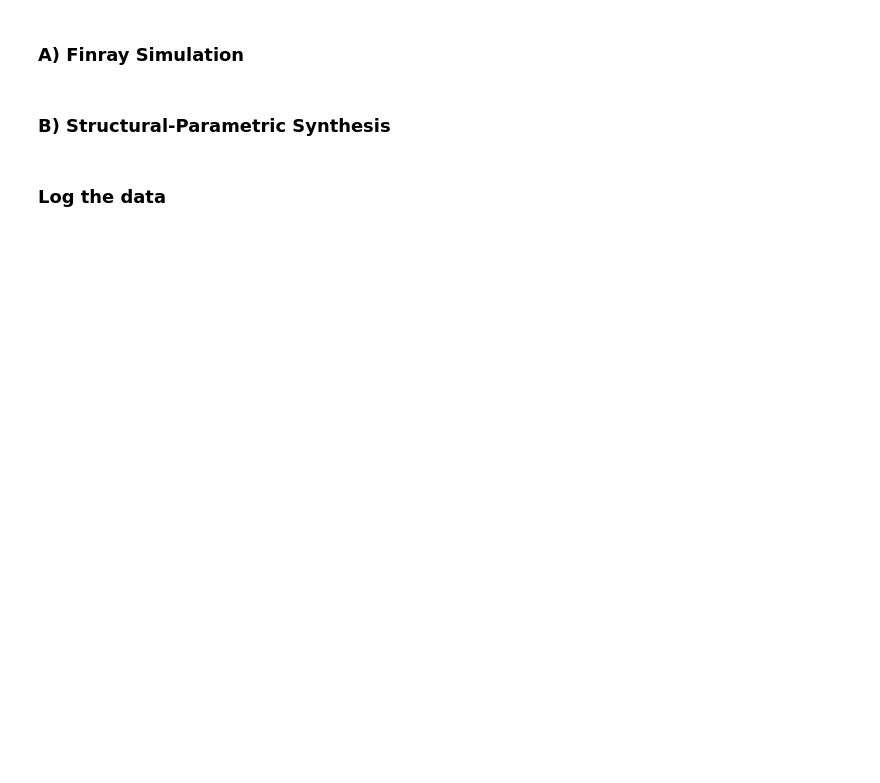
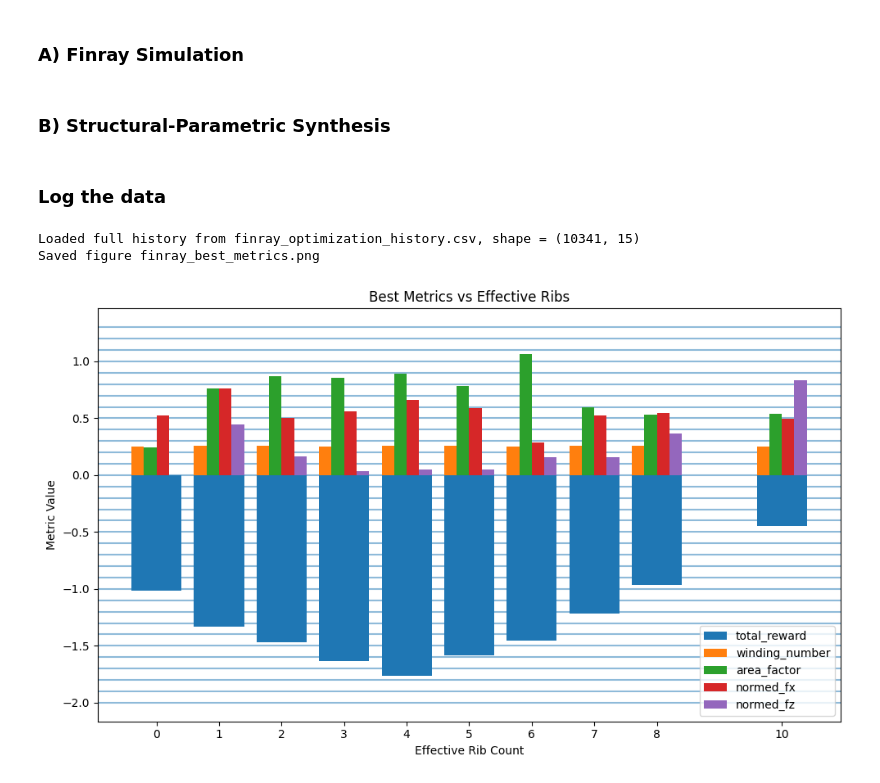
Before and after one commit to RakshinEgor/FinRay_MuJoCo, a Jupyter notebook: Finray_synthesis.ipynb, the cells around one changed output. Cells and saved outputs as stored; diff of their text form; code cells hidden in the pictures; blank space fills up the shorter version.

```diff
--- a/Finray_synthesis.ipynb
+++ b/Finray_synthesis.ipynb
@@ -611,58 +611,37 @@ metrics = ['winding_number', 'area_factor', 'normed_fx', 'normed_fz']
 x = best_per_eff['effective_n_ribs'].astype(int)
 width = 0.2
 
 plt.figure(figsize=(10,6))
 # Background reward bars (semi-transparent, behind metrics)
 reward_width = width * len(metrics)
 plt.bar(x, best_per_eff['reward'], width=reward_width, label='total_reward', zorder=0)
 
 # Individual metric bars
 for i, m in enumerate(metrics):
     plt.bar(x + i*width - (len(metrics)/2 - 0.5)*width, best_per_eff[m], width, label=m, zorder=1)
 
 # Compute grid range from negative to positive with 0.1 step
 y_min, y_max = plt.ylim()
 # Round to nearest 0.1
 y_start = np.floor(y_min * 10) / 10
 y_end = np.ceil(y_max * 10) / 10
 for y in np.arange(y_start, y_end + 0.1, 0.1):
     plt.axhline(y, linestyle='-', alpha=0.5, zorder=-1)
 
 # X-axis: only integer ticks
 plt.xticks(x)
 
 plt.xlabel("Effective Rib Count")
 plt.ylabel("Metric Value")
 plt.title("Best Metrics vs Effective Ribs")
 plt.legend()
 plt.tight_layout()
 plt.savefig("finray_best_metrics.png")
 print("Saved figure finray_best_metrics.png")
-
-# --- Selection by weight sets ---
-weight_sets = [
-    {'w':[5,1,1,1],'name':'winding_emphasis'},
-    {'w':[1,5,1,1],'name':'area_emphasis'},
-    {'w':[1,1,5,1],'name':'fx_emphasis'},
-    {'w':[1,1,1,5],'name':'fz_emphasis'}
-]
-selected = []
-for ws in weight_sets:
-    w1,w2,w3,w4 = ws['w']
-    col = f"reward_outer_{ws['name']}"
-    df[col] = (-w1 * df['winding_number']
-               -w2 * df['area_factor']
-               -w3 * df['normed_fx']
-               +w4 * df['normed_fz'])
-    idx_best = df[col].idxmin()
-    row = df.loc[idx_best].to_dict()
-    row['weight_set'] = ws['name']
-    selected.append(row)
-
-sel_df = pd.DataFrame(selected)
-sel_csv = "finray_selected_by_weights.csv"
-sel_df.to_csv(sel_csv, index=False)
-print(f"Saved selected configurations to {sel_csv}")
+# %% [output]
+Loaded full history from finray_optimization_history.csv, shape = (10341, 15)
+Saved figure finray_best_metrics.png
+[figure, added]
 # %%
 n_springs_front = 20
 n_springs_back  = 20
```
